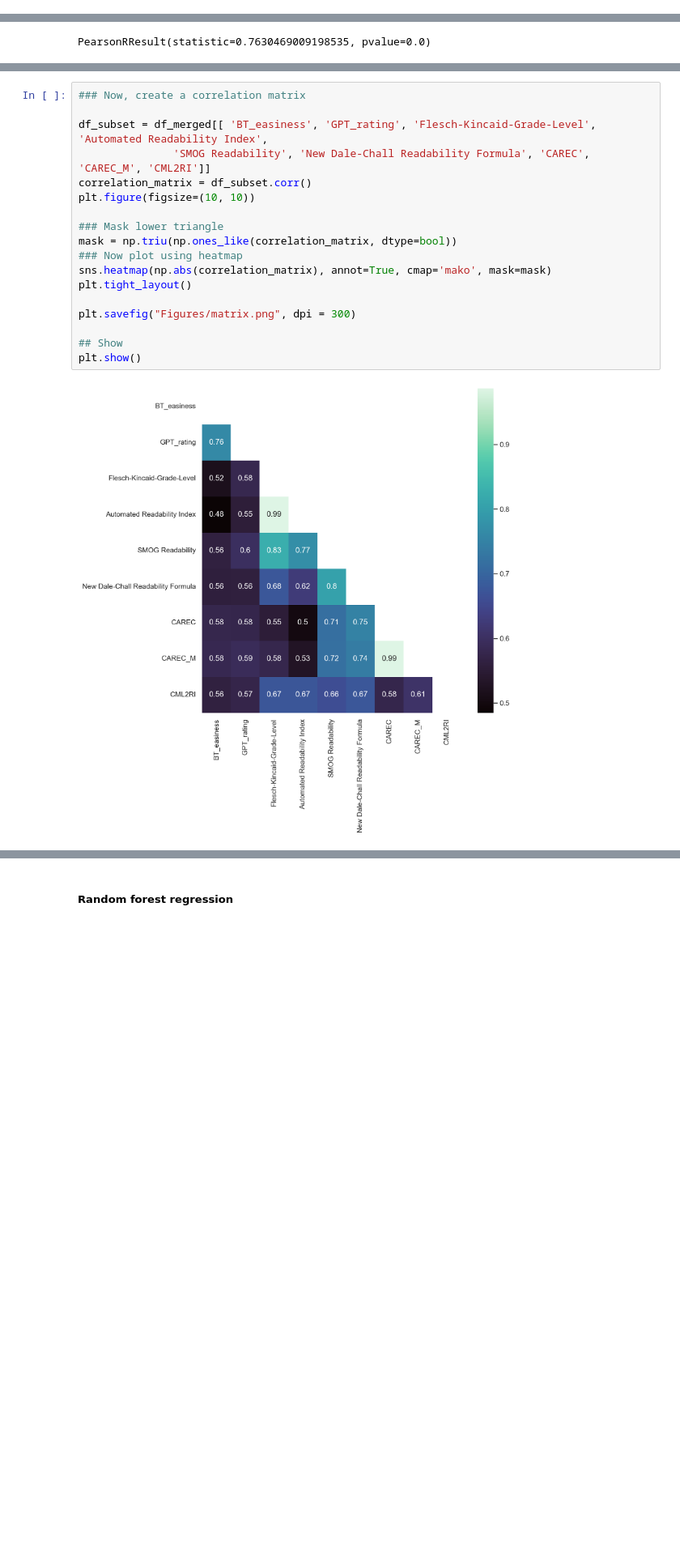
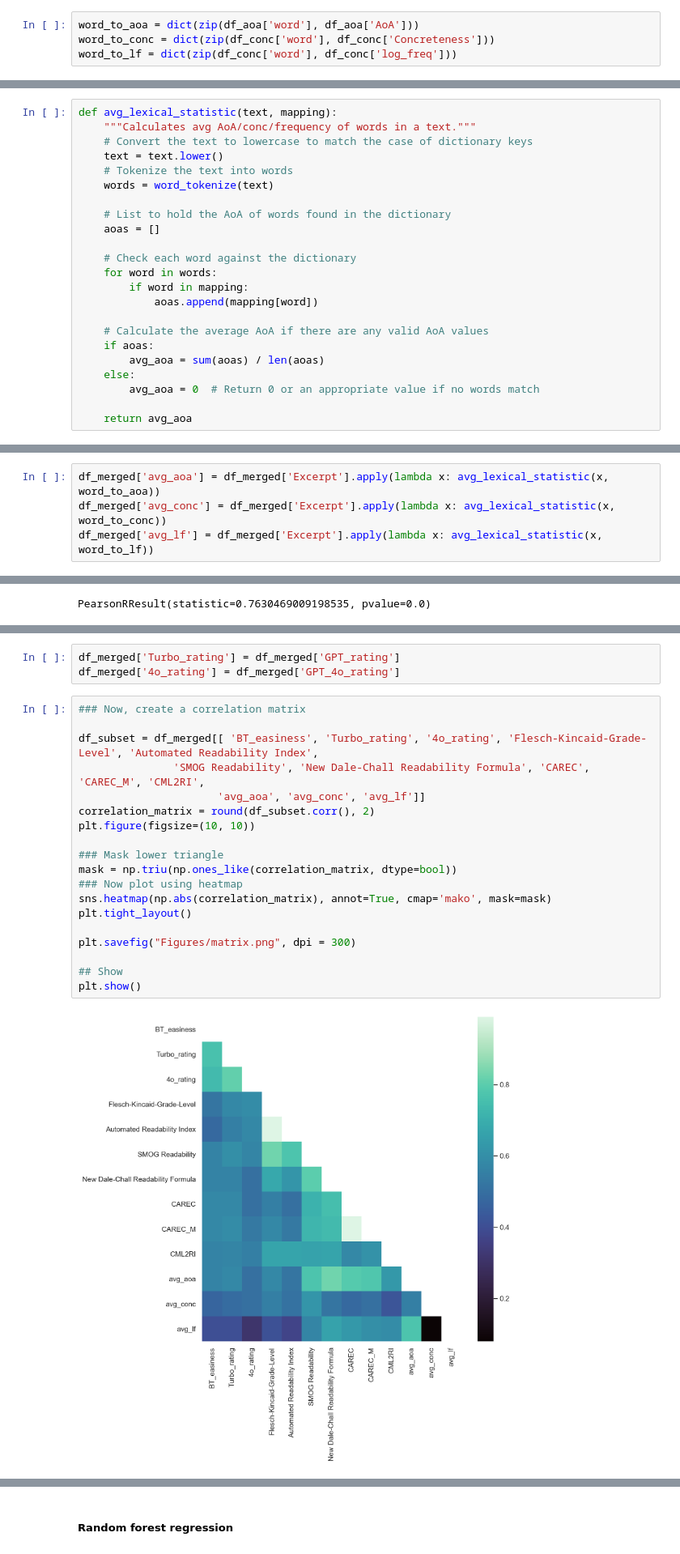
Before and after one commit to seantrott/llm_readability, a Jupyter notebook: notebooks/GPT and Readability.ipynb, the cells around one changed output, grey strips where cells are left out. Shown at 81% size. Cells and saved outputs as stored; diff of their text form; blank space fills up the shorter version.

```diff
--- a/notebooks/GPT and Readability.ipynb
+++ b/notebooks/GPT and Readability.ipynb
@@ -222,0 +378,4 @@ plt.savefig("Figures/gpt_human.png", dpi = 300)
+# %%
+word_to_aoa = dict(zip(df_aoa['word'], df_aoa['AoA']))
+word_to_conc = dict(zip(df_conc['word'], df_conc['Concreteness']))
+word_to_lf = dict(zip(df_conc['word'], df_conc['log_freq']))
@@ -222,0 +384,23 @@ plt.savefig("Figures/gpt_human.png", dpi = 300)
+# %%
+def avg_lexical_statistic(text, mapping):
+    """Calculates avg AoA/conc/frequency of words in a text."""
+    # Convert the text to lowercase to match the case of dictionary keys
+    text = text.lower()
+    # Tokenize the text into words
+    words = word_tokenize(text)
+
+    # List to hold the AoA of words found in the dictionary
+    aoas = []
+
+    # Check each word against the dictionary
+    for word in words:
+        if word in mapping:
+            aoas.append(mapping[word])
+
+    # Calculate the average AoA if there are any valid AoA values
+    if aoas:
+        avg_aoa = sum(aoas) / len(aoas)
+    else:
+        avg_aoa = 0  # Return 0 or an appropriate value if no words match
+
+    return avg_aoa
@@ -222,0 +409,4 @@ plt.savefig("Figures/gpt_human.png", dpi = 300)
+# %%
+df_merged['avg_aoa'] = df_merged['Excerpt'].apply(lambda x: avg_lexical_statistic(x, word_to_aoa))
+df_merged['avg_conc'] = df_merged['Excerpt'].apply(lambda x: avg_lexical_statistic(x, word_to_conc))
+df_merged['avg_lf'] = df_merged['Excerpt'].apply(lambda x: avg_lexical_statistic(x, word_to_lf))
@@ -229,20 +481,24 @@ PearsonRResult(statistic=0.7630469009198535, pvalue=0.0)
+# %%
+df_merged['Turbo_rating'] = df_merged['GPT_rating']
+df_merged['4o_rating'] = df_merged['GPT_4o_rating']
 # %%
 ### Now, create a correlation matrix
 
-df_subset = df_merged[[ 'BT_easiness', 'GPT_rating', 'Flesch-Kincaid-Grade-Level', 'Automated Readability Index',
-               'SMOG Readability', 'New Dale-Chall Readability Formula', 'CAREC', 'CAREC_M', 'CML2RI']]
-correlation_matrix = df_subset.corr()
+df_subset = df_merged[[ 'BT_easiness', 'Turbo_rating', '4o_rating', 'Flesch-Kincaid-Grade-Level', 'Automated Readability Index',
+               'SMOG Readability', 'New Dale-Chall Readability Formula', 'CAREC', 'CAREC_M', 'CML2RI',
+                      'avg_aoa', 'avg_conc', 'avg_lf']]
+correlation_matrix = round(df_subset.corr(), 2)
 plt.figure(figsize=(10, 10))
 
 ### Mask lower triangle
 mask = np.triu(np.ones_like(correlation_matrix, dtype=bool))
 ### Now plot using heatmap
 sns.heatmap(np.abs(correlation_matrix), annot=True, cmap='mako', mask=mask)
 plt.tight_layout()
 
 plt.savefig("Figures/matrix.png", dpi = 300)
 
 ## Show
 plt.show()
 # %% [output]
-[figure, old version]
+[figure, new version]
```
Also changed, not shown: parts of 42 cells of this notebook, 1 other file.
